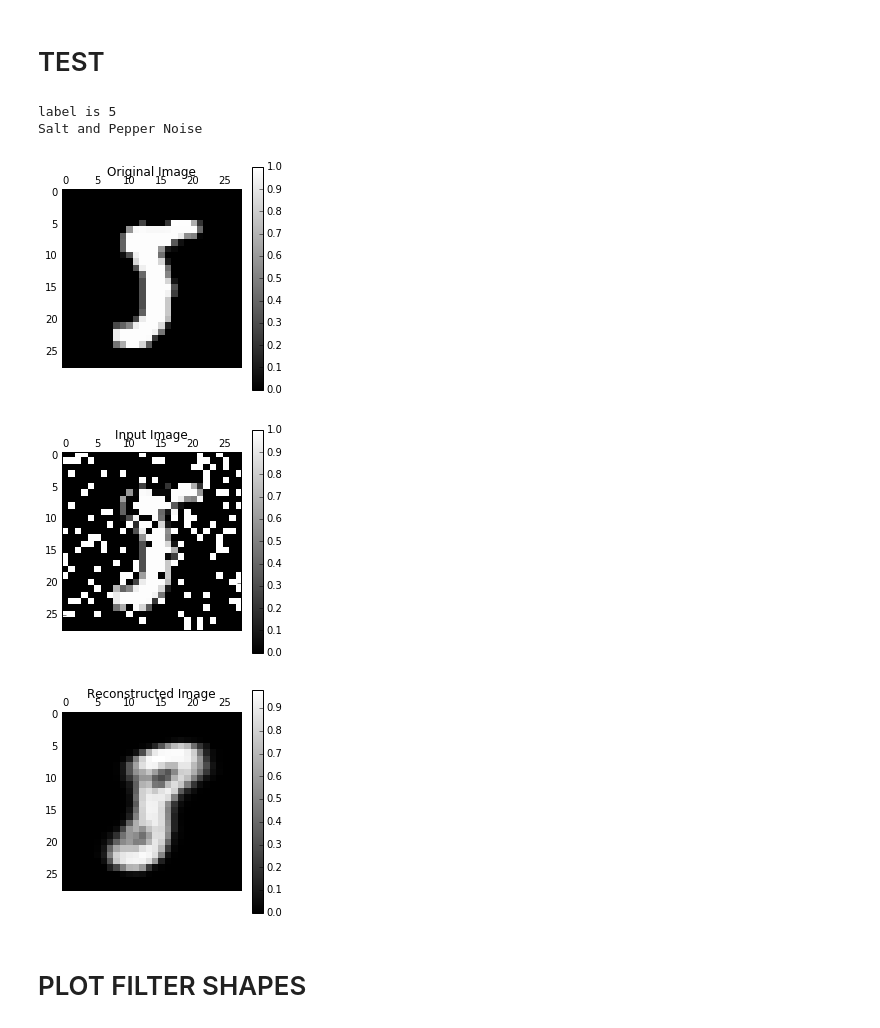
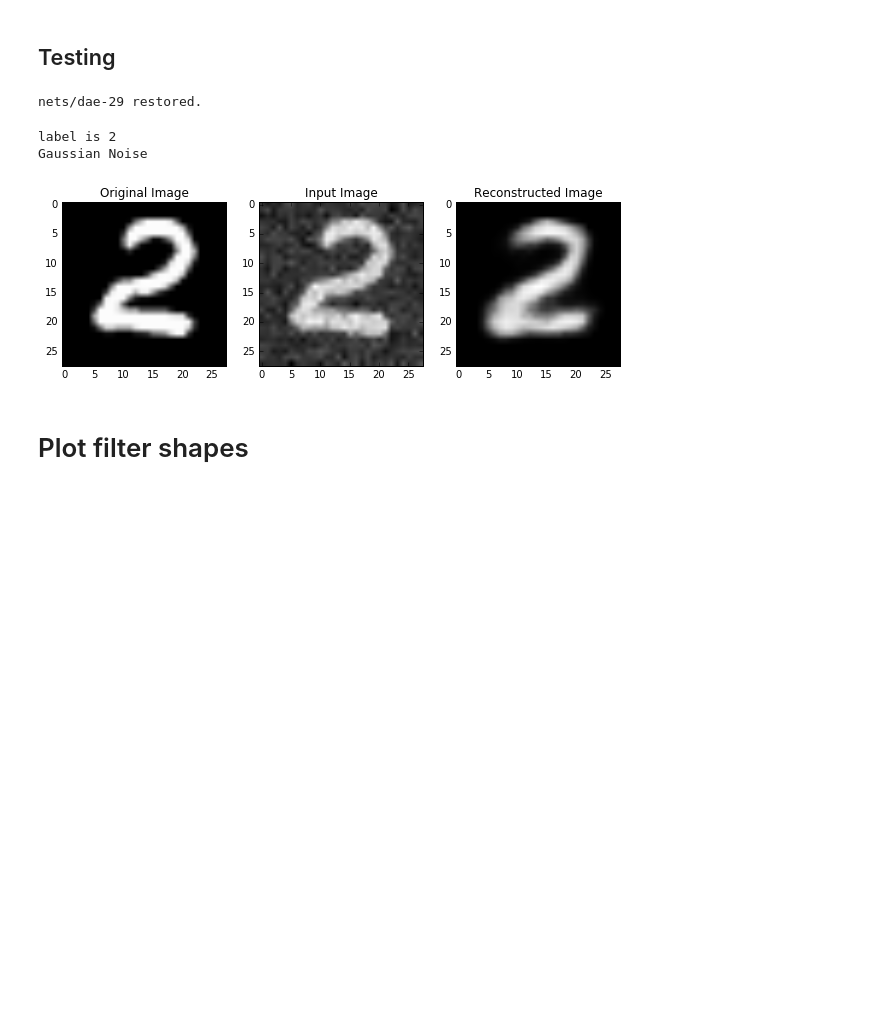
Before and after one commit to vllab/TSMC_DL, a Jupyter notebook: MNIST_Dae_Dropout.ipynb, the cells around one changed output. Drawn from its saved outputs; the diff is of its cells as text; code cells hidden in the pictures; blank space fills up the shorter version.

```diff
--- a/MNIST_Dae_Dropout.ipynb
+++ b/MNIST_Dae_Dropout.ipynb
@@ -33,14 +30,17 @@ device2use = "/cpu:0"
 # %%
 # Network Parameters
 n_input    = 784 # MNIST data input (img shape: 28*28)
-n_hidden_1 = 256 # 1st layer num features
-n_hidden_2 = 256 # 2nd layer num features
+n_hidden_1 = 256 # 1st layer num neurons
+n_hidden_2 = 256 # 2nd layer num neurons
 n_output   = 784 #
+
 with tf.device(device2use):
     # tf Graph input
     x = tf.placeholder("float", [None, n_input])
-    y = tf.placeholder("float", [None, n_output])
-    dropout_keep_prob = tf.placeholder("float")
+    y = tf.placeholder(tf.float32, [None, n_output])
+    dropout_keep_prob = tf.placeholder("float", [])  # []: this shape means a scalar
+    print(x)
+
     # Store layers weight & bias
     weights = {
         'h1': tf.Variable(tf.random_normal([n_input, n_hidden_1])),
@@ -52,3 +52,4 @@ with tf.device(device2use):
         'b2': tf.Variable(tf.random_normal([n_hidden_2])),
         'out': tf.Variable(tf.random_normal([n_output]))
     }
+    print(weights['h1'])
@@ -88,8 +93,8 @@ FUNCTIONS READY
 # %%
 do_train = 1
-sess = tf.Session(config=tf.ConfigProto(
-        allow_soft_placement=True, log_device_placement=True))
-sess.run(init)
+config = tf.ConfigProto(allow_soft_placement=True, log_device_placement=True)
+sess = tf.Session(config=config)
+sess.run(init_op)
 # %%
 training_epochs = 30
 batch_size      = 100
@@ -159,48 +176,60 @@ Epoch: 020/030 cost: 0.024240356
 # %% [markdown]
-# TEST
+## Testing
+# %%
+# Restore checkpoint file
+ckpt_path = tf.train.latest_checkpoint(checkpoint_dir='nets')
+if ckpt_path:
+    print('{} restored.'.format(ckpt_path))
+    saver.restore(sess, ckpt_path)
+else:
+    print("Checkpoint file not found !")
+# %% [output]
+nets/dae-29 restored.
 # %%
 randidx   = np.random.randint(testimg.shape[0], size=1)
 orgvec    = testimg[randidx, :]
 testvec   = testimg[randidx, :]
 label     = np.argmax(testlabel[randidx, :], 1)
+print ("label is %d" % (label))
 
-print ("label is %d" % (label))
 # Noise type
-ntype = 2 # 1: Gaussian Noise, 2: Salt and Pepper Noise
+ntype = 1 # 1: Gaussian Noise, 2: Salt and Pepper Noise
+
 if ntype is 1:
     print ("Gaussian Noise")
     noisyvec = testvec + 0.1*np.random.randn(1, 784)
 else:
     print ("Salt and Pepper Noise")
     noisyvec = testvec
     rate     = 0.20
     noiseidx = np.random.randint(testimg.shape[1], size=int(testimg.shape[1]*rate))
-    noisyvec[0, noiseidx] = 1-noisyvec[0, noiseidx]
+    noisyvec[0, noiseidx] = 1 - noisyvec[0, noiseidx]
 
-outvec   = sess.run(out, feed_dict={x: noisyvec, dropout_keep_prob: 1})
-outimg   = np.reshape(outvec, (28, 28))
+outvec = sess.run(out, feed_dict={x: noisyvec,
+                                  dropout_keep_prob: 1})
+outimg = np.reshape(outvec, (28, 28))
 
 # Plot
-plt.matshow(np.reshape(orgvec, (28, 28)), cmap=plt.get_cmap('gray'))
+plt.figure(figsize=(10,30))
+plt.subplot(131)
+plt.imshow(np.reshape(orgvec, (28, 28)), cmap=plt.get_cmap('gray'))
 plt.title("Original Image")
-plt.colorbar()
 
-plt.matshow(np.reshape(noisyvec, (28, 28)), cmap=plt.get_cmap('gray'))
+plt.subplot(132)
+plt.imshow(np.reshape(noisyvec, (28, 28)), cmap=plt.get_cmap('gray'))
 plt.title("Input Image")
-plt.colorbar()
 
-plt.matshow(outimg, cmap=plt.get_cmap('gray'))
+plt.subplot(133)
+plt.imshow(outimg, cmap=plt.get_cmap('gray'))
 plt.title("Reconstructed Image")
-plt.colorbar()
+
 plt.show()
 # %% [output]
-label is 5
-Salt and Pepper Noise
+label is 2
+Gaussian Noise
-[figure, old version]
+[figure, new version]
-[figure, removed]
-[figure, removed]
-# %% [markdown]
-# PLOT FILTER SHAPES
+# %% [markdown]
+# Plot filter shapes
 # %%
 # Visualize Filter
 from PIL import Image
```
Also changed, not shown: parts of 17 cells of this notebook, 14 other files.
